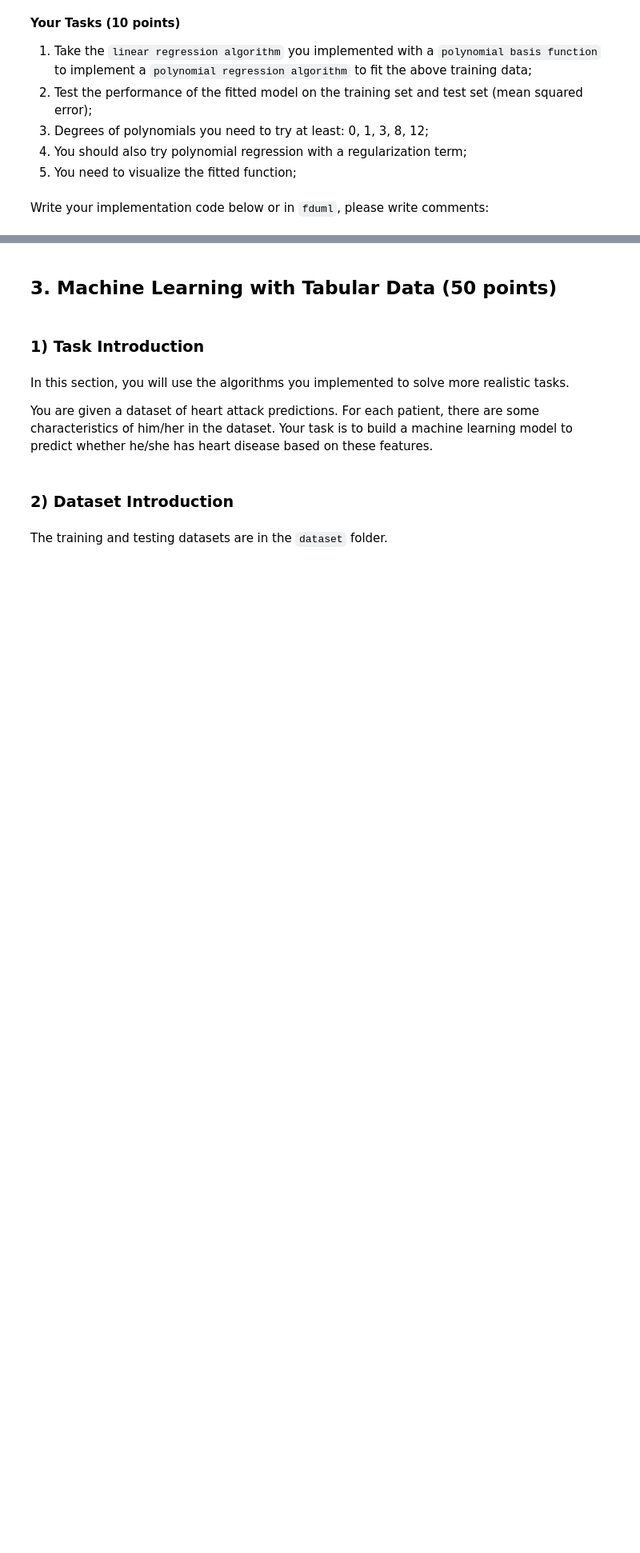
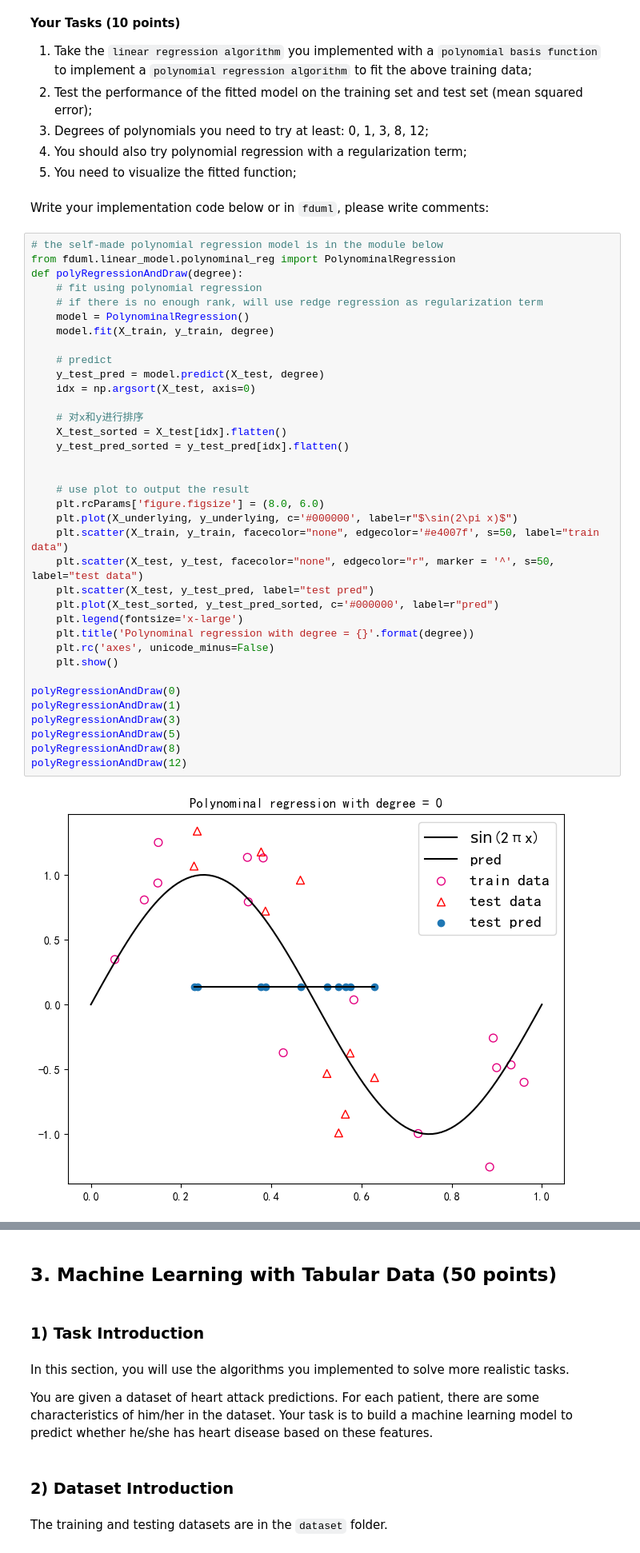
Before and after one commit to yixin-zhu/fduml, a Jupyter notebook: assignment1/assignment1.ipynb, the cells around one changed output, grey strips where cells are left out. Shown: that part at 80% size. Saved outputs shown, nothing was run; the diff lists cells and outputs as text; blank space fills up the shorter version.

```diff
--- a/assignment1/assignment1.ipynb
+++ b/assignment1/assignment1.ipynb
@@ -125,3 +134,41 @@ plt.show()
 5) You need to visualize the fitted function;
 # %% [markdown]
 Write your implementation code below or in `fduml`, please write comments:
+# %%
+# the self-made polynomial regression model is in the module below
+from fduml.linear_model.polynominal_reg import PolynominalRegression
+def polyRegressionAndDraw(degree):
+    # fit using polynomial regression
+    # if there is no enough rank, will use redge regression as regularization term
+    model = PolynominalRegression()
+    model.fit(X_train, y_train, degree)
+
+    # predict
+    y_test_pred = model.predict(X_test, degree)
+    idx = np.argsort(X_test, axis=0)
+
+    # 对x和y进行排序
+    X_test_sorted = X_test[idx].flatten()
+    y_test_pred_sorted = y_test_pred[idx].flatten()
+
+
+    # use plot to output the result
+    plt.rcParams['figure.figsize'] = (8.0, 6.0)
+    plt.plot(X_underlying, y_underlying, c='#000000', label=r"$\sin(2\pi x)$")
+    plt.scatter(X_train, y_train, facecolor="none", edgecolor='#e4007f', s=50, label="train data")
+    plt.scatter(X_test, y_test, facecolor="none", edgecolor="r", marker = '^', s=50, label="test data")
+    plt.scatter(X_test, y_test_pred, label="test pred")
+    plt.plot(X_test_sorted, y_test_pred_sorted, c='#000000', label=r"pred")
+    plt.legend(fontsize='x-large')
+    plt.title('Polynominal regression with degree = {}'.format(degree))
+    plt.rc('axes', unicode_minus=False)
+    plt.show()
+
+polyRegressionAndDraw(0)
+polyRegressionAndDraw(1)
+polyRegressionAndDraw(3)
+polyRegressionAndDraw(5)
+polyRegressionAndDraw(8)
+polyRegressionAndDraw(12)
+# %% [output]
+[figure, added]
```
Also changed, not shown: parts of 46 cells of this notebook, 12 other files.
